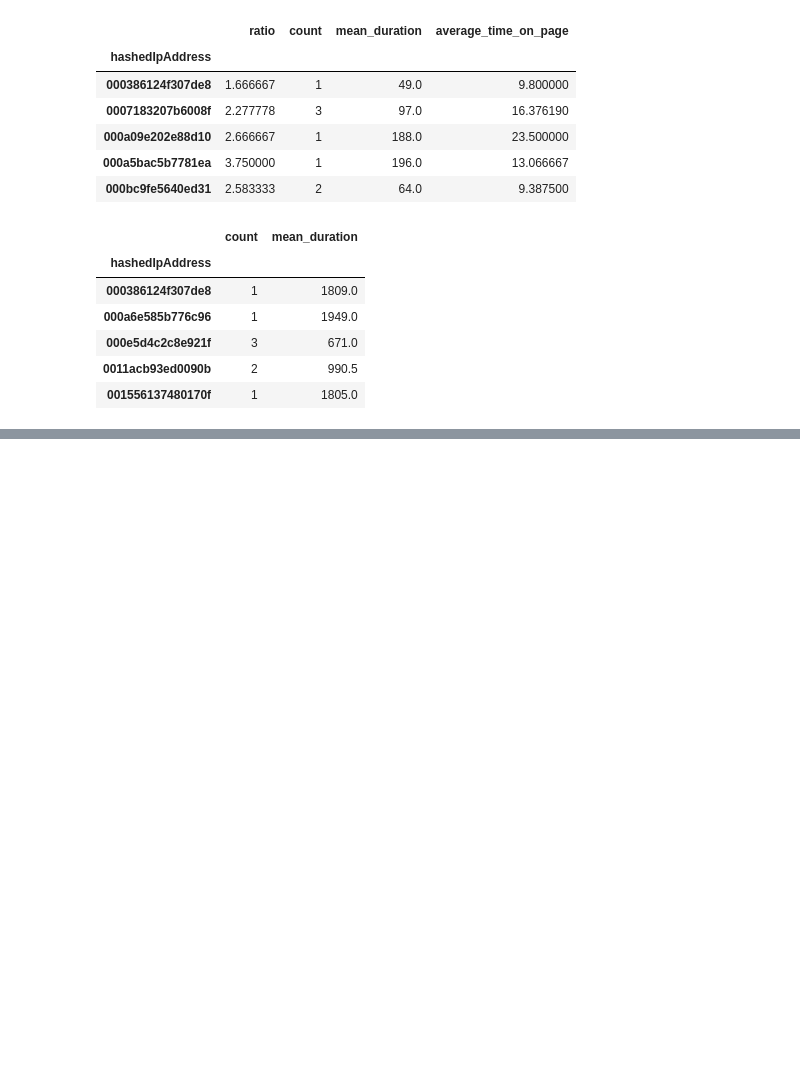
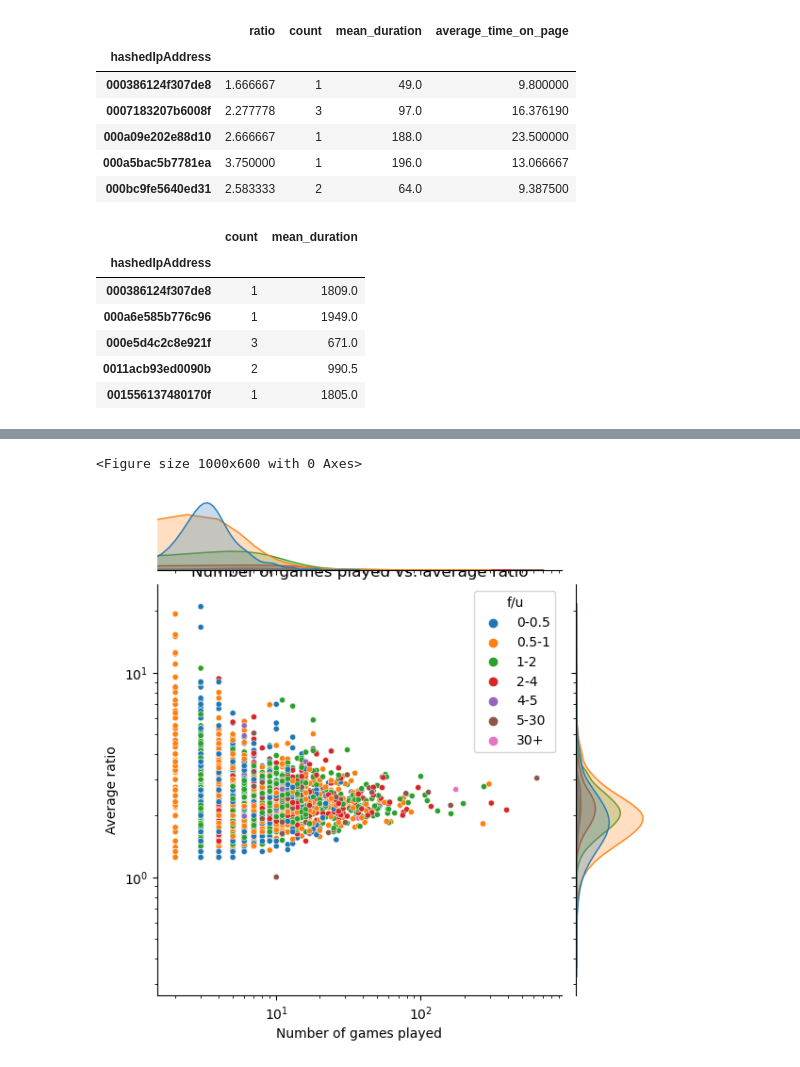
Before and after one commit to epfl-ada/ada-2023-project-adamants, a Jupyter notebook: players_performance.ipynb, the cells around one changed output, grey strips where cells are left out. Cells and saved outputs as stored; diff of their text form; code cells hidden in the pictures; blank space fills up the shorter version.

```diff
--- a/players_performance.ipynb
+++ b/players_performance.ipynb
@@ -199,0 +261,19 @@ plt.show()
+# %%
+players_games_played = players.copy(deep=True)
+players_games_played["games_played"] = players_games_played["count_finished"] + players_games_played["count_unfinished"]
+players_games_played["f/u"] = players_games_played["count_finished"]/players_games_played["count_unfinished"]
+players_games_played["f/u"] = pd.cut(players_games_played["f/u"], bins=[0, 0.5, 1, 2, 4, 5, 30, 10000], labels=["0-0.5", "0.5-1", "1-2", "2-4", "4-5", "5-30", "30+"])
+players_games_played = players_games_played[players_games_played["games_played"] > 0]
+
+plt.figure(figsize=(10, 6))
+sns.jointplot(data=players_games_played, x="games_played", y="ratio", hue="f/u",s=20)
+plt.title("Number of games played vs. average ratio")
+plt.xlabel("Number of games played")
+plt.xscale("log")
+plt.ylabel("Average ratio")
+plt.yscale("log")
+
+plt.show()
+# %% [output]
+<Figure size 1000x600 with 0 Axes>
+[figure, added]
```
Also changed, not shown: parts of 7 cells of this notebook.
